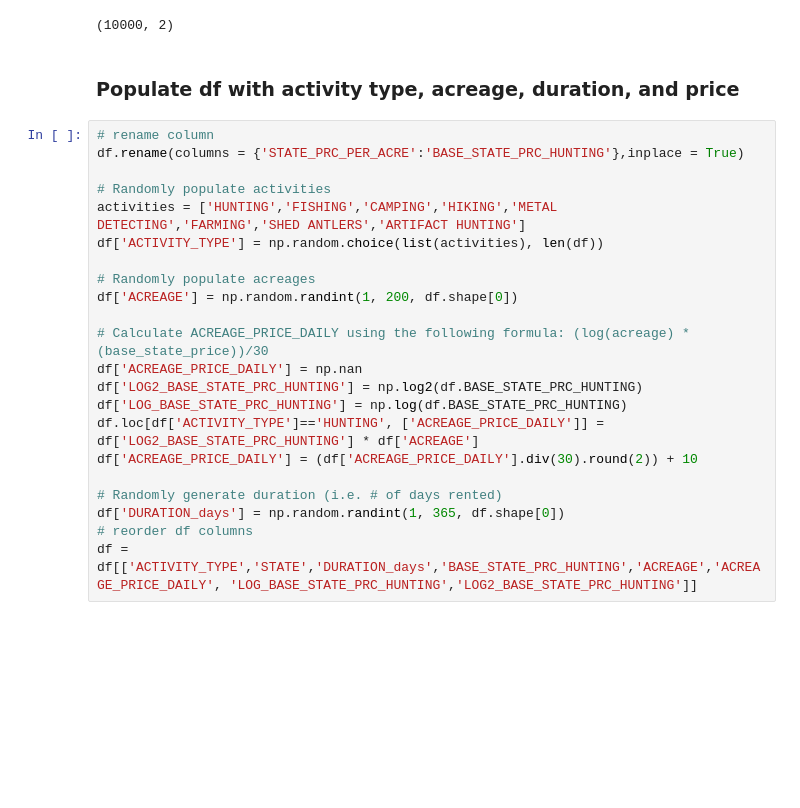
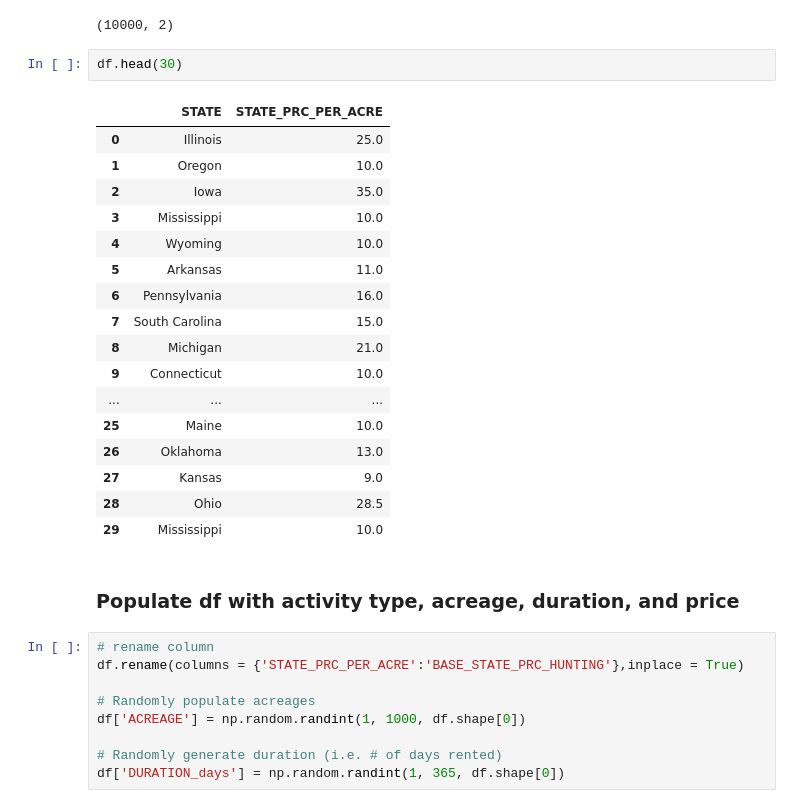
Before and after one commit to PhilipHarvey20/Land-Lease-Price-Recommender, a Jupyter notebook: Price Recommender.ipynb, the cells around one changed output. Cells and saved outputs as stored; diff of their text form; blank space fills up the shorter version.

```diff
--- a/Price Recommender.ipynb
+++ b/Price Recommender.ipynb
@@ -42,27 +46,34 @@ df.shape
 df.shape
 # %% [output]
 (10000, 2)
+# %%
+df.head(30)
+# %% [output]
+|  | STATE | STATE_PRC_PER_ACRE |
+| 0 | Illinois | 25.0 |
+| 1 | Oregon | 10.0 |
+| 2 | Iowa | 35.0 |
+| 3 | Mississippi | 10.0 |
+| 4 | Wyoming | 10.0 |
+| 5 | Arkansas | 11.0 |
+| 6 | Pennsylvania | 16.0 |
+| 7 | South Carolina | 15.0 |
+| 8 | Michigan | 21.0 |
+| 9 | Connecticut | 10.0 |
+| ... | ... | ... |
+| 25 | Maine | 10.0 |
+| 26 | Oklahoma | 13.0 |
+| 27 | Kansas | 9.0 |
+| 28 | Ohio | 28.5 |
+| 29 | Mississippi | 10.0 |
 # %% [markdown]
 ### Populate df with activity type, acreage, duration, and price
 # %%
 # rename column
 df.rename(columns = {'STATE_PRC_PER_ACRE':'BASE_STATE_PRC_HUNTING'},inplace = True)
 
-# Randomly populate activities
-activities = ['HUNTING','FISHING','CAMPING','HIKING','METAL DETECTING','FARMING','SHED ANTLERS','ARTIFACT HUNTING']
-df['ACTIVITY_TYPE'] = np.random.choice(list(activities), len(df))
-
 # Randomly populate acreages
-df['ACREAGE'] = np.random.randint(1, 200, df.shape[0])
-
-# Calculate ACREAGE_PRICE_DAILY using the following formula: (log(acreage) * (base_state_price))/30
-df['ACREAGE_PRICE_DAILY'] = np.nan
-df['LOG2_BASE_STATE_PRC_HUNTING'] = np.log2(df.BASE_STATE_PRC_HUNTING)
-df['LOG_BASE_STATE_PRC_HUNTING'] = np.log(df.BASE_STATE_PRC_HUNTING)
-df.loc[df['ACTIVITY_TYPE']=='HUNTING', ['ACREAGE_PRICE_DAILY']] = df['LOG2_BASE_STATE_PRC_HUNTING'] * df['ACREAGE']
-df['ACREAGE_PRICE_DAILY'] = (df['ACREAGE_PRICE_DAILY'].div(30).round(2)) + 10
+df['ACREAGE'] = np.random.randint(1, 1000, df.shape[0])
 
 # Randomly generate duration (i.e. # of days rented)
 df['DURATION_days'] = np.random.randint(1, 365, df.shape[0])
-# reorder df columns
-df = df[['ACTIVITY_TYPE','STATE','DURATION_days','BASE_STATE_PRC_HUNTING','ACREAGE','ACREAGE_PRICE_DAILY', 'LOG_BASE_STATE_PRC_HUNTING','LOG2_BASE_STATE_PRC_HUNTING']]
```
Also changed, not shown: parts of 42 cells of this notebook, 1 other file.
